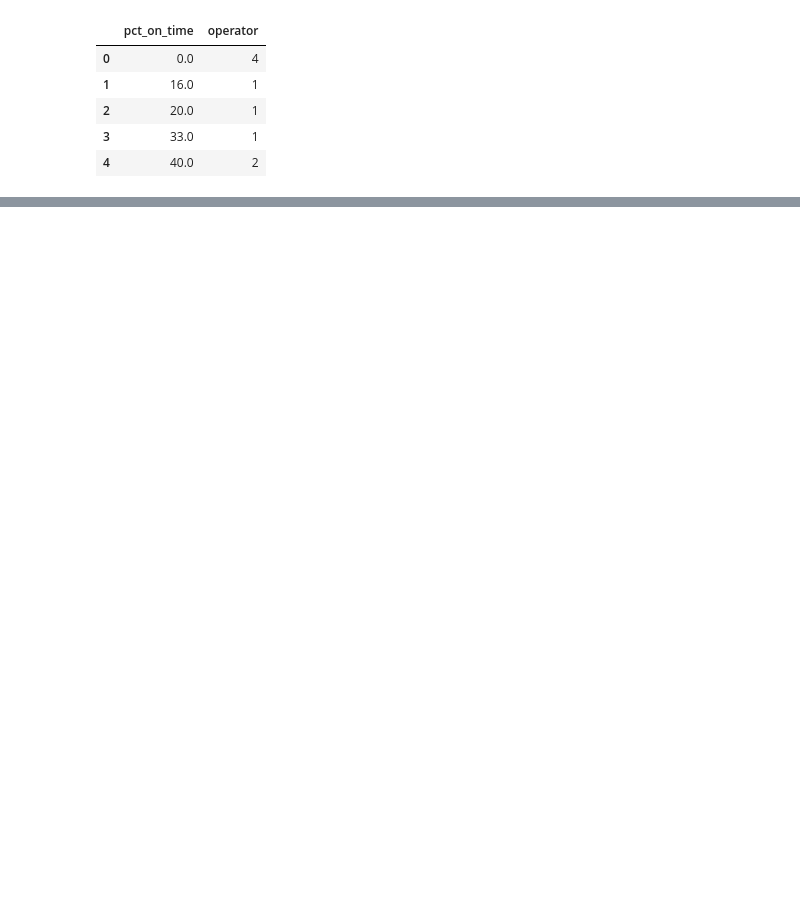
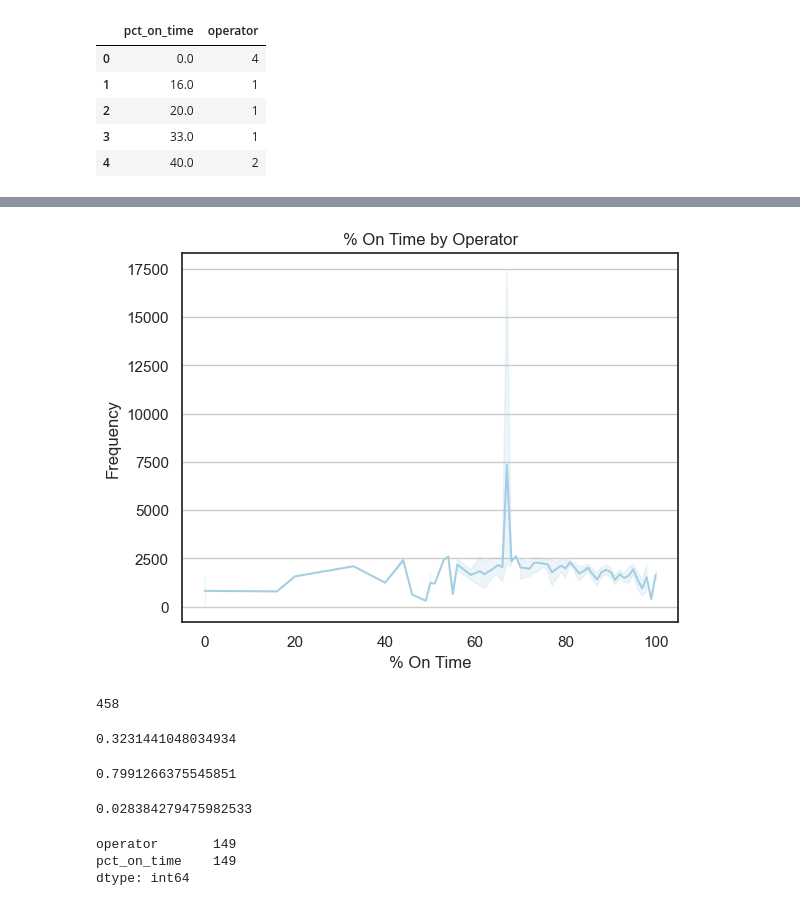
Before and after one commit to NSS-Data-Analytics-Cohort-7/wego-shut_up_and_take_my_query, a Jupyter notebook: notebooks/wego_five_otp.ipynb, the cells around one changed output, grey strips where cells are left out. Drawn from its saved outputs; the diff is of its cells as text; code cells hidden in the pictures; blank space fills up the shorter version.

```diff
--- a/notebooks/wego_five_otp.ipynb
+++ b/notebooks/wego_five_otp.ipynb
@@ -260,0 +271,30 @@ plt.grid(visible = True, axis = 'y')
+# %%
+sns.lineplot(y='operator', x = 'pct_on_time',
+            data=time_pct_full).set(title = '% On Time by Operator',ylabel='Frequency',xlabel='% On Time')
+sns.set_theme(style='white', palette=('Paired'), font='sans-serif', font_scale=1, color_codes=True, rc=None)
+plt.grid(visible = True, axis = 'y')
+# %% [output]
+[figure, added]
+# %%
+time_pct_full['operator'].nunique()
+# %% [output]
+458
+# %%
+148/458
+# %% [output]
+0.3231441048034934
+# %%
+366/458
+# %% [output]
+0.7991266375545851
+# %%
+13/458
+# %% [output]
+0.028384279475982533
+# %%
+# 149 out of 458 or % 32 of drivers have higher than a 90 percent on time count.
+time_pct_full[time_pct_full['pct_on_time'] > 90.0].count()
+# %% [output]
+operator       149
+pct_on_time    149
+dtype: int64
```
Also changed, not shown: parts of 21 cells of this notebook, 3 other files.
